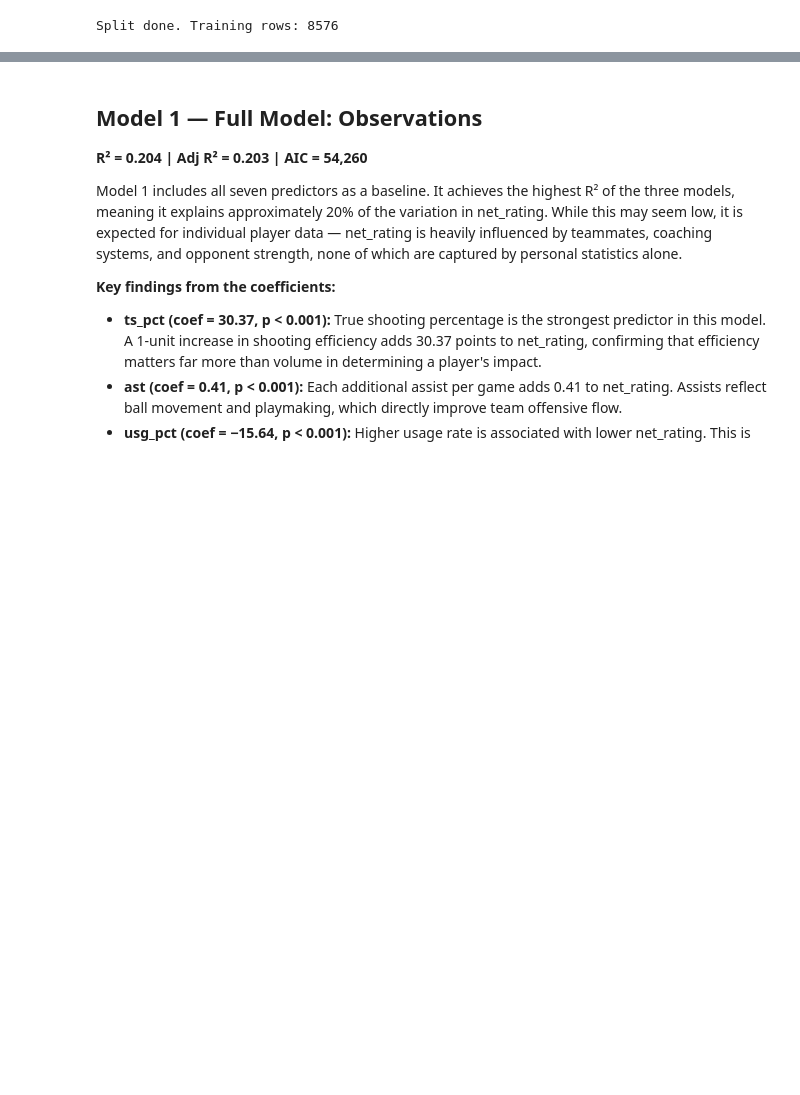
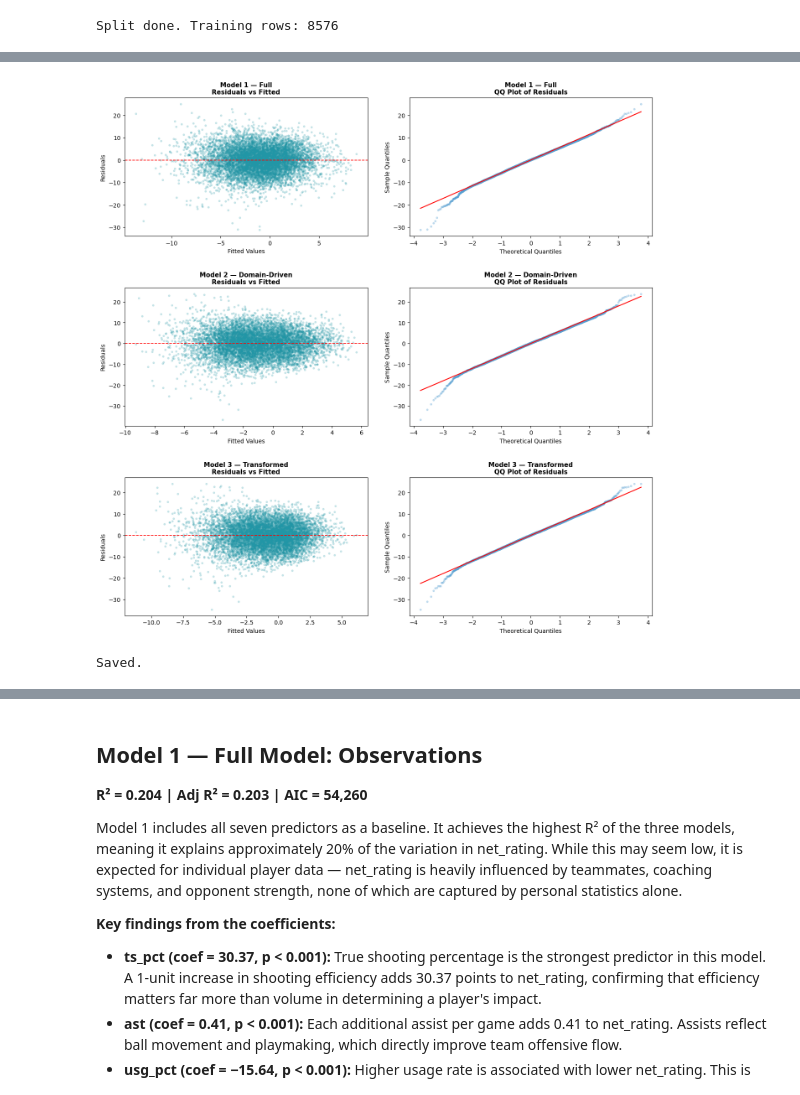
Before and after one commit to ChiragSethi-04/nba-performance-analysis, a Jupyter notebook: notebooks/02_models.ipynb, the cells around one changed output, grey strips where cells are left out. Drawn from its saved outputs; the diff is of its cells as text; code cells hidden in the pictures; blank space fills up the shorter version.

Commit message:
Made changes to notebooks and added more plots

```diff
--- a/notebooks/02_models.ipynb
+++ b/notebooks/02_models.ipynb
@@ -96,3 +96,48 @@ Df Residuals:                    8568   BIC:                         5.431e+04
 
 Notes:
 [1] Standard Errors assume that the covariance matrix of the errors is correctly specified.
+# %%
+import scipy.stats as stats
+import matplotlib.pyplot as plt
+import statsmodels.api as sm
+
+
+# ── Residuals + QQ plots for all three models ─────────────────────────────────
+models_info = [
+    (model1, sm.add_constant(X_train_f), y_train, "Model 1 — Full"),
+    (model2, sm.add_constant(X_train_d), y_train, "Model 2 — Domain-Driven"),
+    (model3, sm.add_constant(X_train_t), y_train, "Model 3 — Transformed"),
+]
+
+fig, axes = plt.subplots(3, 2, figsize=(14, 14))
+
+for row, (m, X_c, y_tr, name) in enumerate(models_info):
+    fitted = m.fittedvalues
+    resids = m.resid
+
+    # Left: Residuals vs Fitted
+    ax_left = axes[row, 0]
+    ax_left.scatter(fitted, resids, alpha=0.2, s=8, color='#2196a6')
+    ax_left.axhline(0, color='red', linewidth=1.2, linestyle='--')
+    ax_left.set_xlabel('Fitted Values', fontsize=10)
+    ax_left.set_ylabel('Residuals', fontsize=10)
+    ax_left.set_title(f'{name}\nResiduals vs Fitted', fontsize=11, fontweight='bold')
+
+    # Right: QQ plot
+    ax_right = axes[row, 1]
+    (osm, osr), (slope, intercept, _) = stats.probplot(resids, dist='norm')
+    ax_right.scatter(osm, osr, alpha=0.3, s=8, color='#56a0d3')
+    x_line = [min(osm), max(osm)]
+    ax_right.plot(x_line, [slope * x + intercept for x in x_line],
+                  color='red', linewidth=1.5)
+    ax_right.set_xlabel('Theoretical Quantiles', fontsize=10)
+    ax_right.set_ylabel('Sample Quantiles', fontsize=10)
+    ax_right.set_title(f'{name}\nQQ Plot of Residuals', fontsize=11, fontweight='bold')
+
+plt.tight_layout(pad=3.0)
+plt.savefig('../outputs/07_residuals_qq.png', dpi=150, bbox_inches='tight')
+plt.show()
+print("Saved.")
+# %% [output]
+[figure, added]
+Saved.
```
Also changed, not shown: parts of 4 cells of this notebook, 10 other files.
